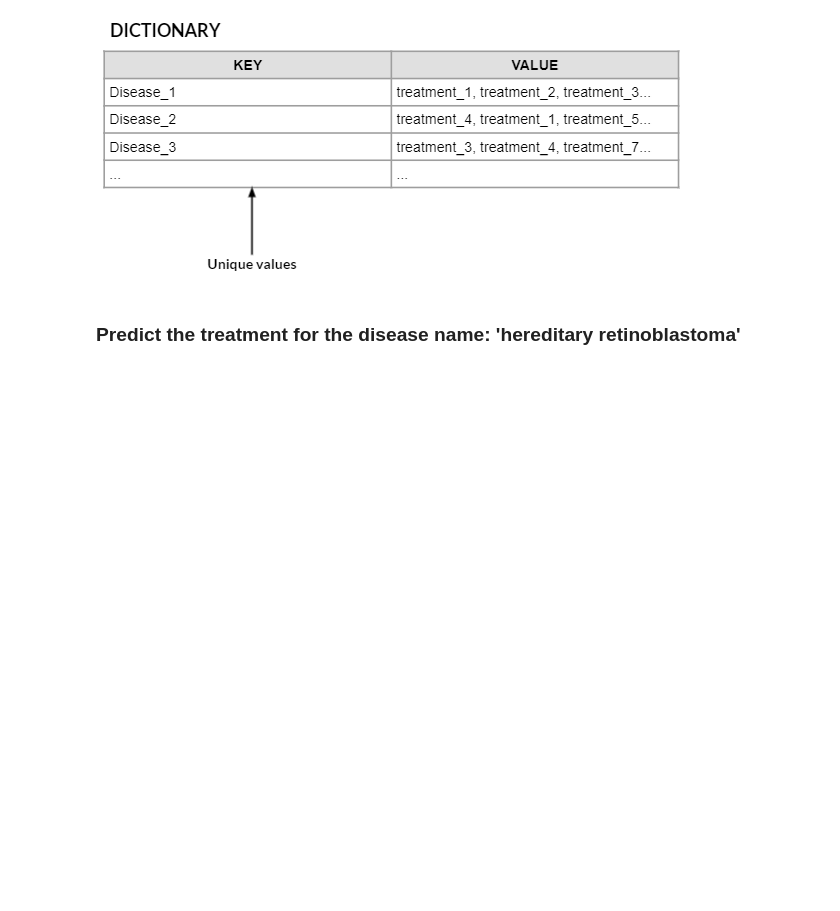
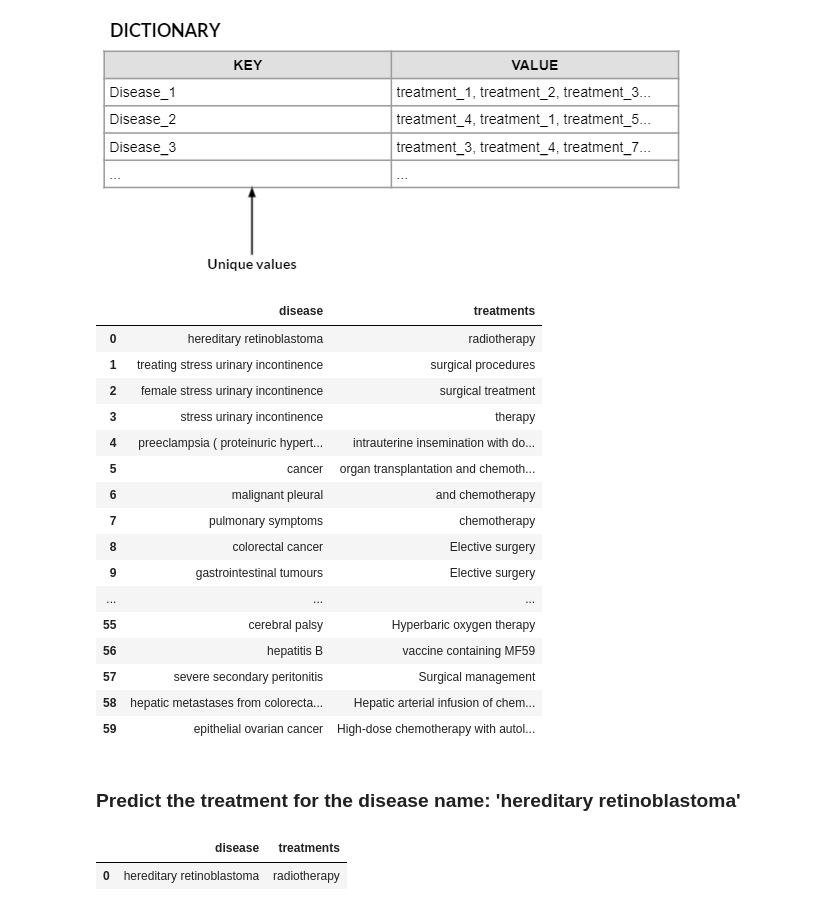
Before and after one commit to aswinj18/upgrad-syntactic_processing-assignment, a Jupyter notebook: syntactic_processing_assignment.ipynb, the cells around one changed output. Saved outputs shown, nothing was run; the diff lists cells and outputs as text; code cells hidden in the pictures; blank space fills up the shorter version.

```diff
--- a/syntactic_processing_assignment.ipynb
+++ b/syntactic_processing_assignment.ipynb
@@ -255,4 +379,23 @@ Check that both sentences and labels are processed
+# %%
+# Build the CRF model.
+crf = sklearn_crfsuite.CRF(max_iterations=100)
+try:
+    crf.fit(X_train, Y_train)
+except AttributeError:
+    pass
 # %% [markdown]
 ## Evaluation
 # %% [markdown]
 ### Predict the labels of each of the tokens in each sentence of the test dataset that has been pre processed earlier.
+# %%
+Y_pred = crf.predict(X_test)
+
+for idx in range(20):
+    if 'D' in Y_test[idx]:
+        print(f'Y_test: {Y_test[idx]}')
+        print(f'Y_pred: {Y_pred[idx]}')
+        print()
+    elif 'T' in Y_test[idx]:
+        print(f'Y_test: {Y_test[idx]}')
+        print(f'Y_pred: {Y_pred[idx]}')
+        print()
@@ -266,5 +431,58 @@ We now use the CRF model's prediction to prepare a record of diseases identified
 ### Create the logic to get all the predicted treatments (T) labels corresponding to each disease (D) label in the test dataset.
 # %% [markdown]
 ![image.png](embedded-picture-1)
+# %%
+disease_treatment_map = {}
+
+for sentence, sentence_pred_labels in zip(formatted_test_sent,Y_pred):
+    if ('D' in sentence_pred_labels) and ('T' in sentence_pred_labels):
+        disease_elts = []
+        treatment_elts = []
+        sentence_token_list = sentence.split()
+        for token, pred_label in zip(sentence_token_list,sentence_pred_labels):
+            if pred_label == 'D':
+                disease_elts += [token]
+            elif pred_label == 'T':
+                treatment_elts += [token]
+
+        disease = ' '.join(disease_elts)
+        treatment = ' '.join(treatment_elts)
+
+        if disease in disease_treatment_map.keys():
+            disease_treatment_map[disease] += [treatment]
+        else:
+            disease_treatment_map[disease] = [treatment]
+
+disease_treatment_map = [ {
+    'disease': disease,
+    'treatments': ' | '.join(treatment_list)
+} for disease,treatment_list in disease_treatment_map.items() ]
+
+disease_treatment_map = pd.DataFrame(disease_treatment_map)
+disease_treatment_map
+# %% [output]
+|  | disease | treatments |
+| 0 | hereditary retinoblastoma | radiotherapy |
+| 1 | treating stress urinary incontinence | surgical procedures |
+| 2 | female stress urinary incontinence | surgical treatment |
+| 3 | stress urinary incontinence | therapy |
+| 4 | preeclampsia ( proteinuric hypert... | intrauterine insemination with do... |
+| 5 | cancer | organ transplantation and chemoth... |
+| 6 | malignant pleural | and chemotherapy |
+| 7 | pulmonary symptoms | chemotherapy |
+| 8 | colorectal cancer | Elective surgery |
+| 9 | gastrointestinal tumours | Elective surgery |
+| ... | ... | ... |
+| 55 | cerebral palsy | Hyperbaric oxygen therapy |
+| 56 | hepatitis B | vaccine containing MF59 |
+| 57 | severe secondary peritonitis | Surgical management |
+| 58 | hepatic metastases from colorecta... | Hepatic arterial infusion of chem... |
+| 59 | epithelial ovarian cancer | High-dose chemotherapy with autol... |
 # %% [markdown]
 ### Predict the treatment for the disease name: 'hereditary retinoblastoma'
+# %%
+treatment_for_hereditary_retinoblastoma = disease_treatment_map[ disease_treatment_map['disease'] == 'hereditary retinoblastoma' ]
+treatment_for_hereditary_retinoblastoma
+# %% [output]
+|  | disease | treatments |
+| 0 | hereditary retinoblastoma | radiotherapy |
```
Also changed, not shown: parts of 11 cells of this notebook.
